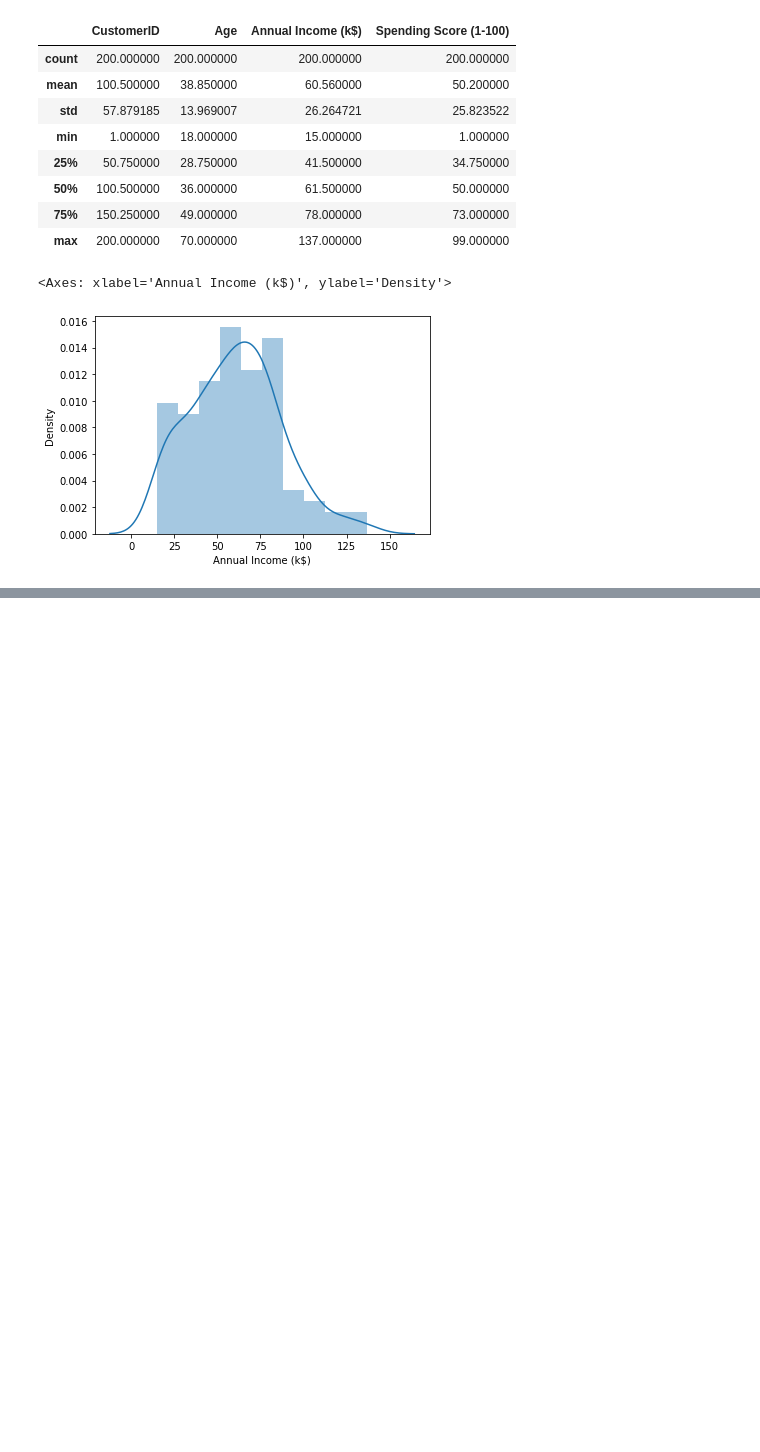
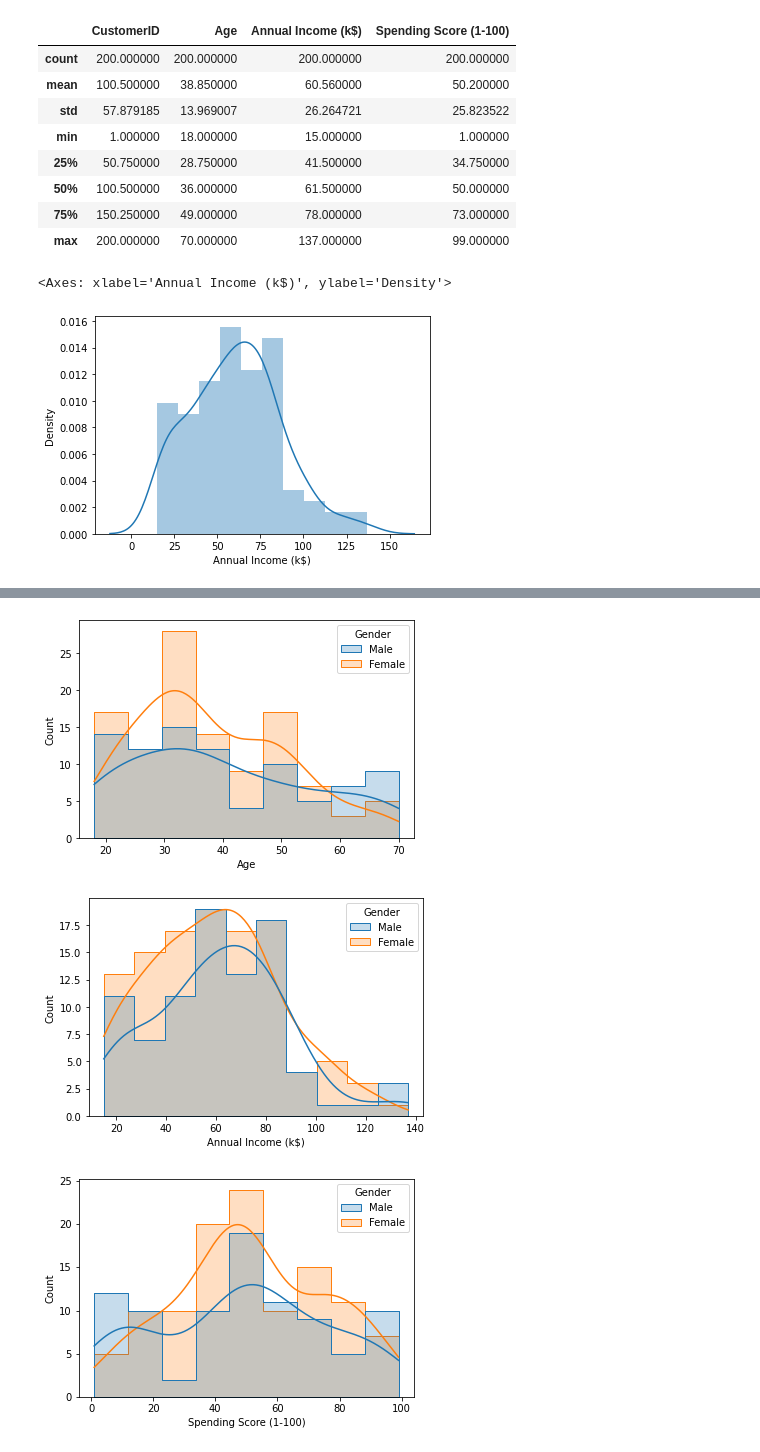
Before and after one commit to Edna722/Machine-Learning, a Jupyter notebook: Machine Learning Project.ipynb, the cells around one changed output, grey strips where cells are left out. Saved outputs shown, nothing was run; the diff lists cells and outputs as text; code cells hidden in the pictures; blank space fills up the shorter version.

```diff
--- a/Machine Learning Project.ipynb
+++ b/Machine Learning Project.ipynb
@@ -42,0 +64,9 @@ sns.distplot(customer_data['Annual Income (k$)'])
+# %%
+columns = ['Age', 'Annual Income (k$)','Spending Score (1-100)']
+for i in columns:
+    plt.figure()
+    sns.histplot(data=customer_data, x= i, hue='Gender', kde=True, element="step")
+# %% [output]
+[figure, added]
+[figure, added]
+[figure, added]
```
Also changed, not shown: parts of 3 cells of this notebook.
